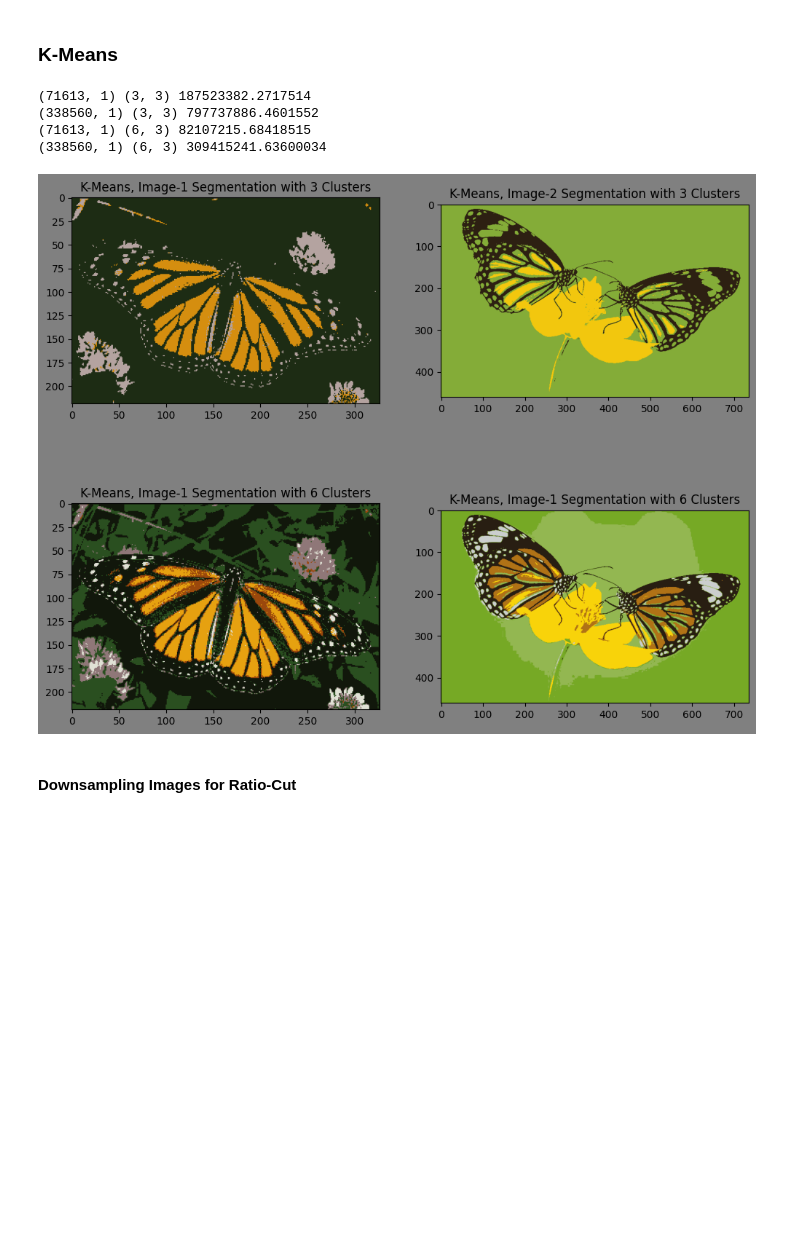
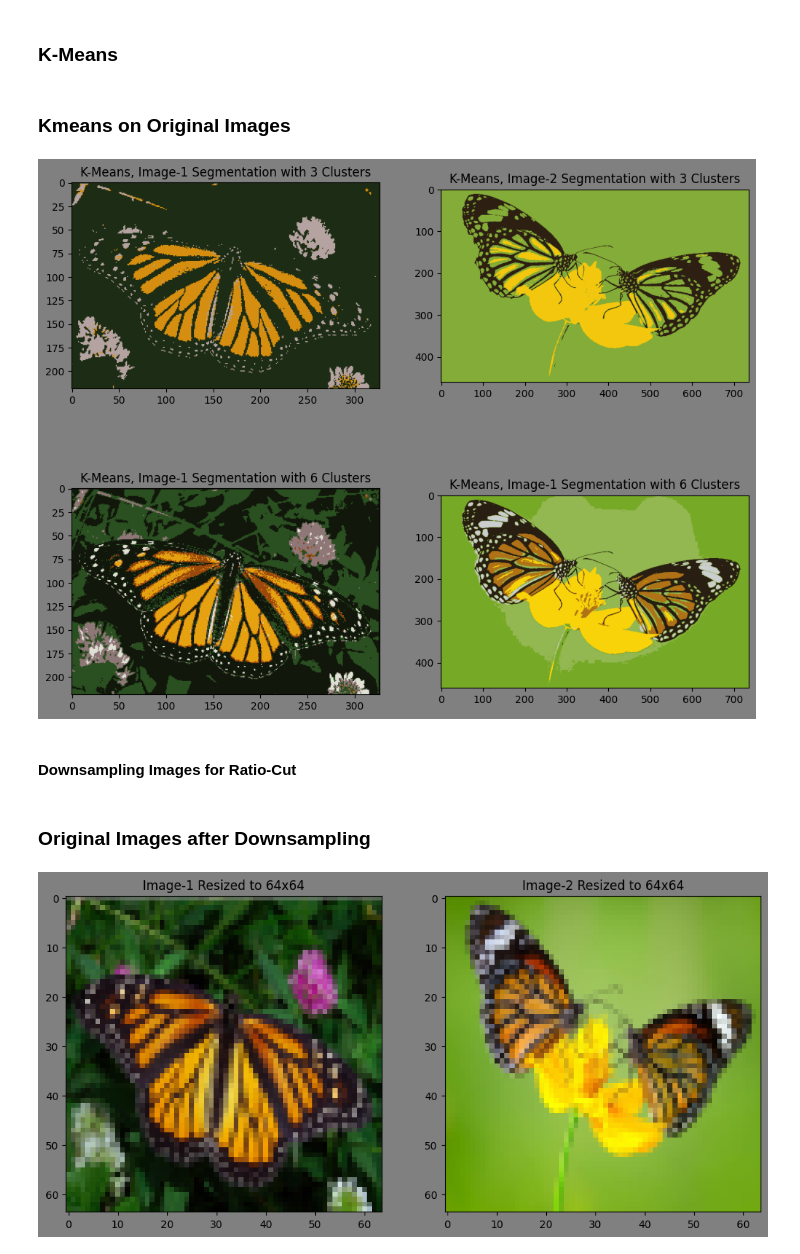
Before and after one commit to Asharma538/computer_vision, a Jupyter notebook: PA_2/Ques1.ipynb, the cells around one changed output. Cells and saved outputs as stored; diff of their text form; code cells hidden in the pictures; blank space fills up the shorter version.

Commit message:
Completed the Ratio Cut Spectral Clustering, Image Segmentation

```diff
--- a/PA_2/Ques1.ipynb
+++ b/PA_2/Ques1.ipynb
@@ -55,12 +62,14 @@ def kmeans_segmentation(image_to_be_segmented, k, threshold):
     segmented_image = segmented_data.reshape((image.shape))
 
     return segmented_image
+# %% [markdown]
+### Kmeans on Original Images
 # %%
-segmented_image1_3_clusters = kmeans_segmentation(image1,3,0.05)
-segmented_image2_3_clusters = kmeans_segmentation(image2,3,0.05)
+segmented_image1_3_clusters = kmeans_segmentation(image1,3,0.85)
+segmented_image2_3_clusters = kmeans_segmentation(image2,3,0.85)
 
-segmented_image1_6_clusters = kmeans_segmentation(image1,6,0.05)
-segmented_image2_6_clusters = kmeans_segmentation(image2,6,0.05)
+segmented_image1_6_clusters = kmeans_segmentation(image1,6,0.85)
+segmented_image2_6_clusters = kmeans_segmentation(image2,6,0.85)
 
 fig = plt.figure(figsize=(12,10),facecolor='gray')
 
@@ -83,15 +92,25 @@ plt.imshow(segmented_image2_6_clusters)
 
 plt.show()
 # %% [output]
-(71613, 1) (3, 3) 187523382.2717514
-(338560, 1) (3, 3) 797737886.4601552
-(71613, 1) (6, 3) 82107215.68418515
-(338560, 1) (6, 3) 309415241.63600034
 [figure]
 # %% [markdown]
 #### Downsampling Images for Ratio-Cut
 # %%
-image1 = downsample(image1, 64, 64)
-image1 = image1.reshape((-1,3))
-image2 = downsample(image2, 64, 64)
-image2 = image2.reshape((-1,3))
+image1_64x64 = downsample(image1, 64, 64)
+image2_64x64 = downsample(image2, 64, 64)
+# %% [markdown]
+### Original Images after Downsampling
+# %%
+fig = plt.figure(figsize=(12,10),facecolor='gray')
+
+fig.add_subplot(1,2,1)
+plt.title('Image-1 Resized to 64x64')
+plt.imshow(image1_64x64)
+
+fig.add_subplot(1,2,2)
+plt.title('Image-2 Resized to 64x64')
+plt.imshow(image2_64x64)
+
+plt.show()
+# %% [output]
+[figure, added]
```
Also changed, not shown: parts of 9 cells of this notebook, 2 other files.
